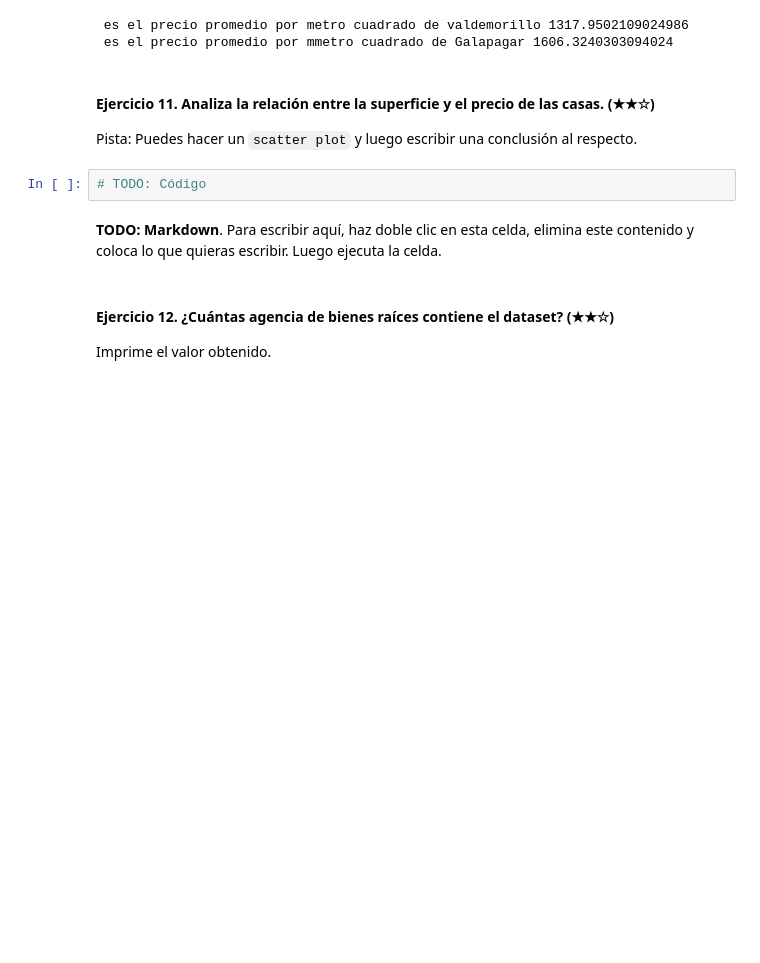
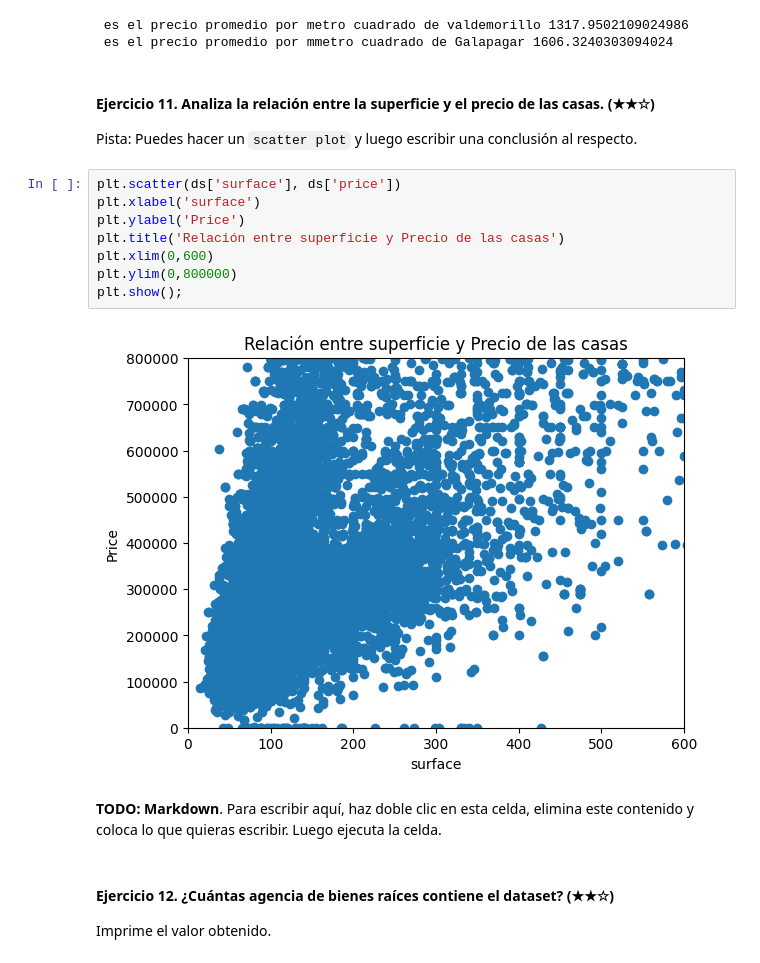
Before and after one commit to monikaguilar/realestate-datacleanup-exercise, a Jupyter notebook: project.es.ipynb, the cells around one changed output. Saved outputs shown, nothing was run; the diff lists cells and outputs as text; blank space fills up the shorter version.

```diff
--- a/project.es.ipynb
+++ b/project.es.ipynb
@@ -240,7 +240,15 @@ print(f" es el precio promedio por mmetro cuadrado de Galapagar {promediogala}")
 
 Pista: Puedes hacer un `scatter plot` y luego escribir una conclusión al respecto.
 # %%
-# TODO: Código
+plt.scatter(ds['surface'], ds['price'])
+plt.xlabel('surface')
+plt.ylabel('Price')
+plt.title('Relación entre superficie y Precio de las casas')
+plt.xlim(0,600)
+plt.ylim(0,800000)
+plt.show();
+# %% [output]
+[figure, added]
 # %% [markdown]
 **TODO: Markdown**. Para escribir aquí, haz doble clic en esta celda, elimina este contenido y coloca lo que quieras escribir. Luego ejecuta la celda.
 # %% [markdown]
```
Also changed, not shown: parts of 3 cells of this notebook.
